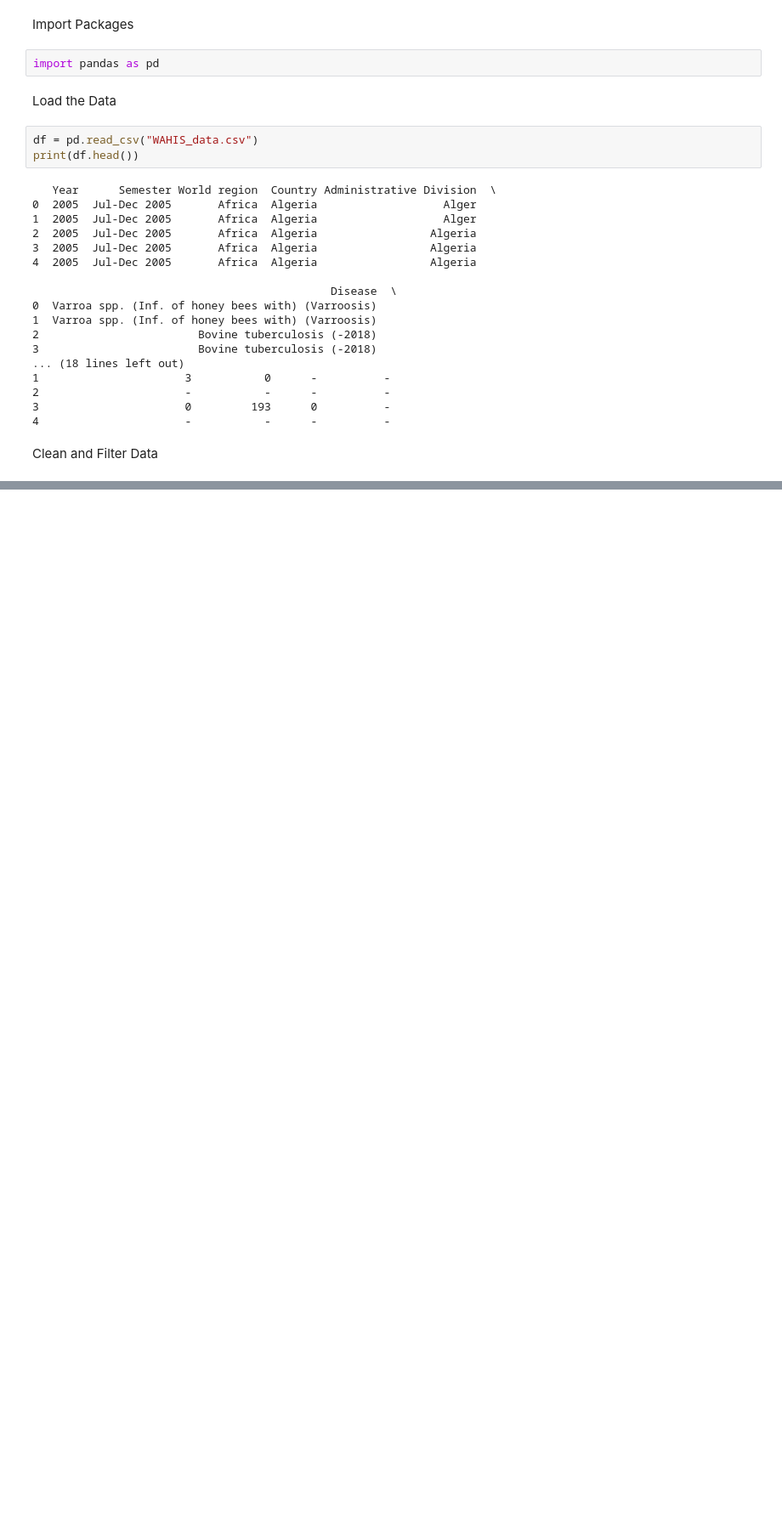
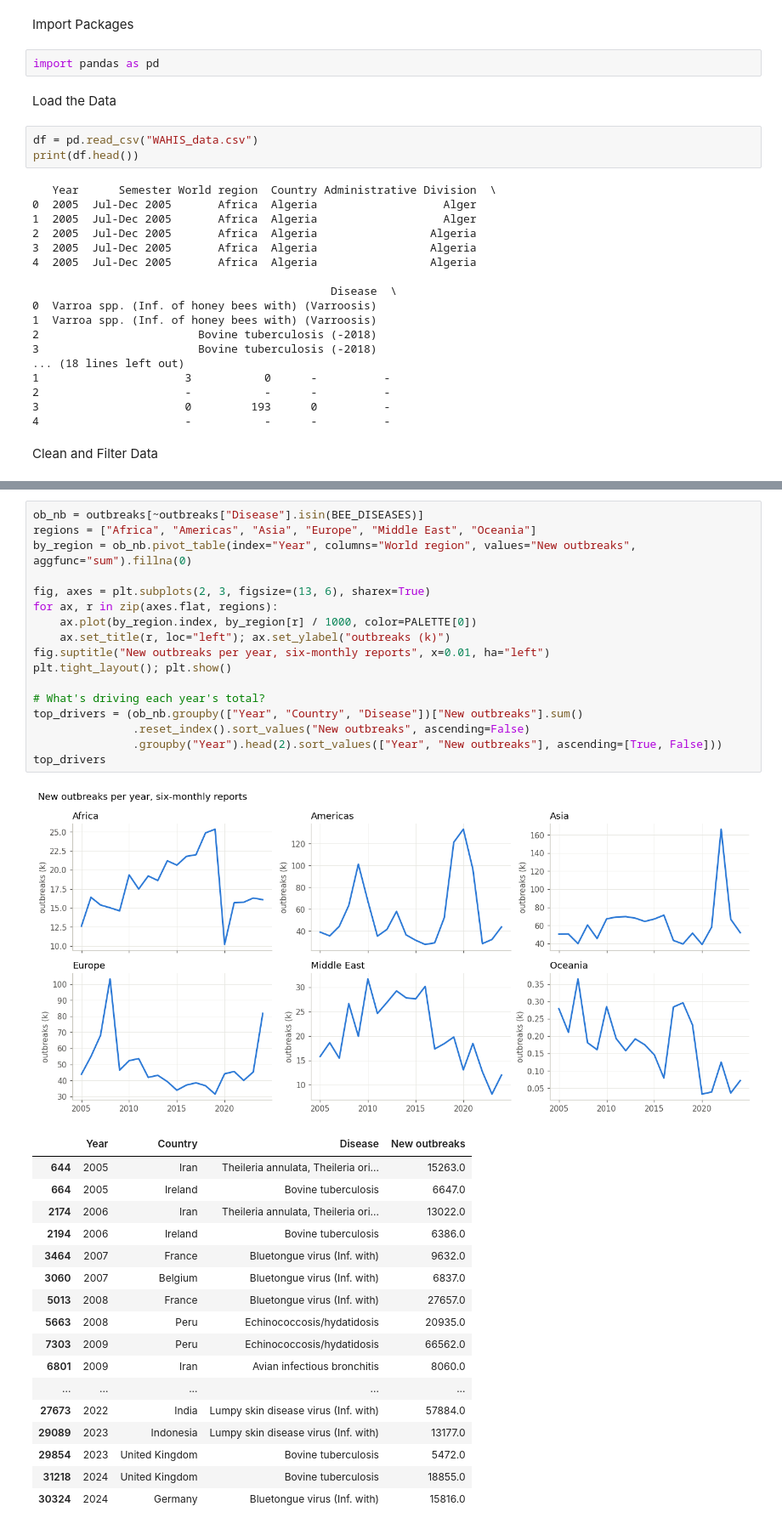
Before and after one commit to gab4i3l/WAHIS-datathon, a Jupyter notebook: script.ipynb, the cells around one changed output, grey strips where cells are left out. Shown at 85% size. Drawn from its saved outputs; the diff is of its cells as text; blank space fills up the shorter version.

```diff
--- a/script.ipynb
+++ b/script.ipynb
@@ -92,0 +158,36 @@ Added 82,775 synthetic summary rows. New total: 710,495
+# %%
+ob_nb = outbreaks[~outbreaks["Disease"].isin(BEE_DISEASES)]
+regions = ["Africa", "Americas", "Asia", "Europe", "Middle East", "Oceania"]
+by_region = ob_nb.pivot_table(index="Year", columns="World region", values="New outbreaks", aggfunc="sum").fillna(0)
+
+fig, axes = plt.subplots(2, 3, figsize=(13, 6), sharex=True)
+for ax, r in zip(axes.flat, regions):
+    ax.plot(by_region.index, by_region[r] / 1000, color=PALETTE[0])
+    ax.set_title(r, loc="left"); ax.set_ylabel("outbreaks (k)")
+fig.suptitle("New outbreaks per year, six-monthly reports", x=0.01, ha="left")
+plt.tight_layout(); plt.show()
+
+# What's driving each year's total?
+top_drivers = (ob_nb.groupby(["Year", "Country", "Disease"])["New outbreaks"].sum()
+               .reset_index().sort_values("New outbreaks", ascending=False)
+               .groupby("Year").head(2).sort_values(["Year", "New outbreaks"], ascending=[True, False]))
+top_drivers
+# %% [output]
+[figure, added]
+|  | Year | Country | Disease | New outbreaks |
+| 644 | 2005 | Iran | Theileria annulata, Theileria ori... | 15263.0 |
+| 664 | 2005 | Ireland | Bovine tuberculosis | 6647.0 |
+| 2174 | 2006 | Iran | Theileria annulata, Theileria ori... | 13022.0 |
+| 2194 | 2006 | Ireland | Bovine tuberculosis | 6386.0 |
+| 3464 | 2007 | France | Bluetongue virus (Inf. with) | 9632.0 |
+| 3060 | 2007 | Belgium | Bluetongue virus (Inf. with) | 6837.0 |
+| 5013 | 2008 | France | Bluetongue virus (Inf. with) | 27657.0 |
+| 5663 | 2008 | Peru | Echinococcosis/hydatidosis | 20935.0 |
+| 7303 | 2009 | Peru | Echinococcosis/hydatidosis | 66562.0 |
+| 6801 | 2009 | Iran | Avian infectious bronchitis | 8060.0 |
+| ... | ... | ... | ... | ... |
+| 27673 | 2022 | India | Lumpy skin disease virus (Inf. with) | 57884.0 |
+| 29089 | 2023 | Indonesia | Lumpy skin disease virus (Inf. with) | 13177.0 |
+| 29854 | 2023 | United Kingdom | Bovine tuberculosis | 5472.0 |
+| 31218 | 2024 | United Kingdom | Bovine tuberculosis | 18855.0 |
+| 30324 | 2024 | Germany | Bluetongue virus (Inf. with) | 15816.0 |
```
Also changed, not shown: parts of 15 cells of this notebook.
